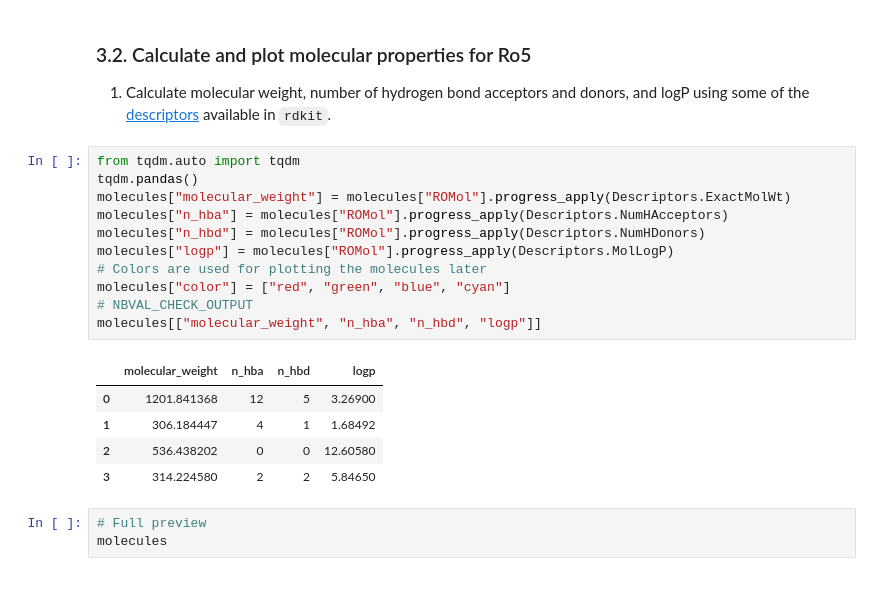
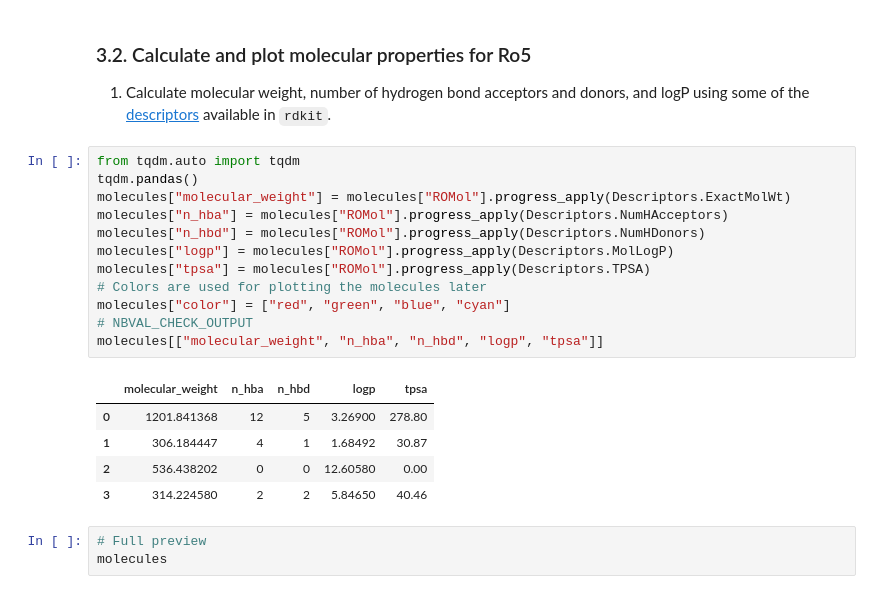
Before and after one commit to buchijw/Long_ML_Course, a Jupyter notebook: 5_Virtual_Screening_Filter.ipynb, the cells around one changed output. Saved outputs shown, nothing was run; the diff lists cells and outputs as text.

```diff
--- a/5_Virtual_Screening_Filter.ipynb
+++ b/5_Virtual_Screening_Filter.ipynb
@@ -134,20 +118,21 @@ molecules
 # %%
 from tqdm.auto import tqdm
 tqdm.pandas()
 molecules["molecular_weight"] = molecules["ROMol"].progress_apply(Descriptors.ExactMolWt)
 molecules["n_hba"] = molecules["ROMol"].progress_apply(Descriptors.NumHAcceptors)
 molecules["n_hbd"] = molecules["ROMol"].progress_apply(Descriptors.NumHDonors)
 molecules["logp"] = molecules["ROMol"].progress_apply(Descriptors.MolLogP)
+molecules["tpsa"] = molecules["ROMol"].progress_apply(Descriptors.TPSA)
 # Colors are used for plotting the molecules later
 molecules["color"] = ["red", "green", "blue", "cyan"]
 # NBVAL_CHECK_OUTPUT
-molecules[["molecular_weight", "n_hba", "n_hbd", "logp"]]
+molecules[["molecular_weight", "n_hba", "n_hbd", "logp", "tpsa"]]
 # %% [output]
-|  | molecular_weight | n_hba | n_hbd | logp |
-| 0 | 1201.841368 | 12 | 5 | 3.26900 |
-| 1 | 306.184447 | 4 | 1 | 1.68492 |
-| 2 | 536.438202 | 0 | 0 | 12.60580 |
-| 3 | 314.224580 | 2 | 2 | 5.84650 |
+|  | molecular_weight | n_hba | n_hbd | logp | tpsa |
+| 0 | 1201.841368 | 12 | 5 | 3.26900 | 278.80 |
+| 1 | 306.184447 | 4 | 1 | 1.68492 | 30.87 |
+| 2 | 536.438202 | 0 | 0 | 12.60580 | 0.00 |
+| 3 | 314.224580 | 2 | 2 | 5.84650 | 40.46 |
 # %%
 # Full preview
 molecules
```
Also changed, not shown: parts of 20 cells of this notebook, 1 other file.
